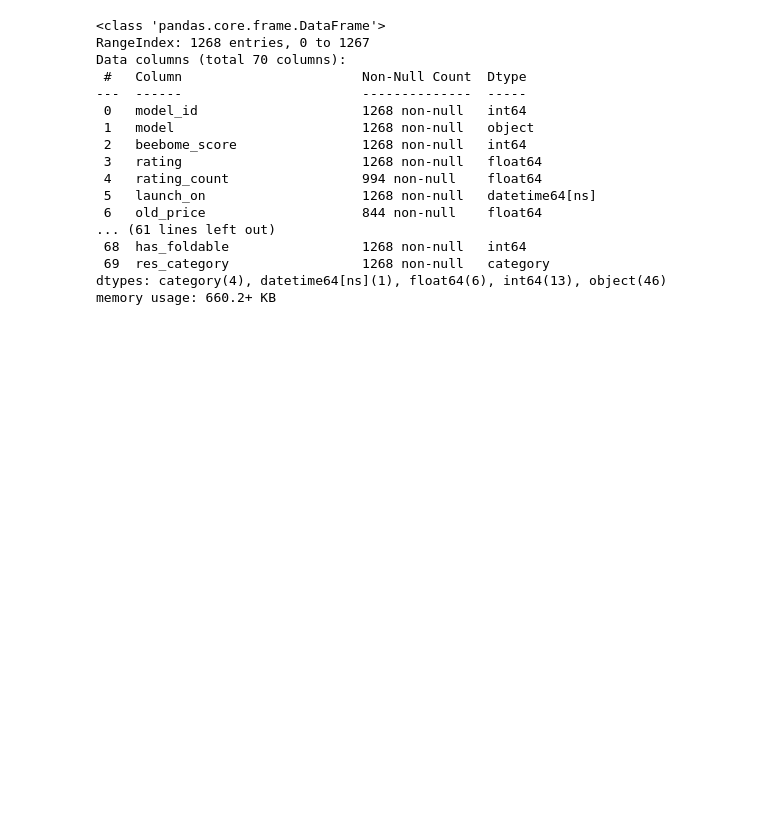
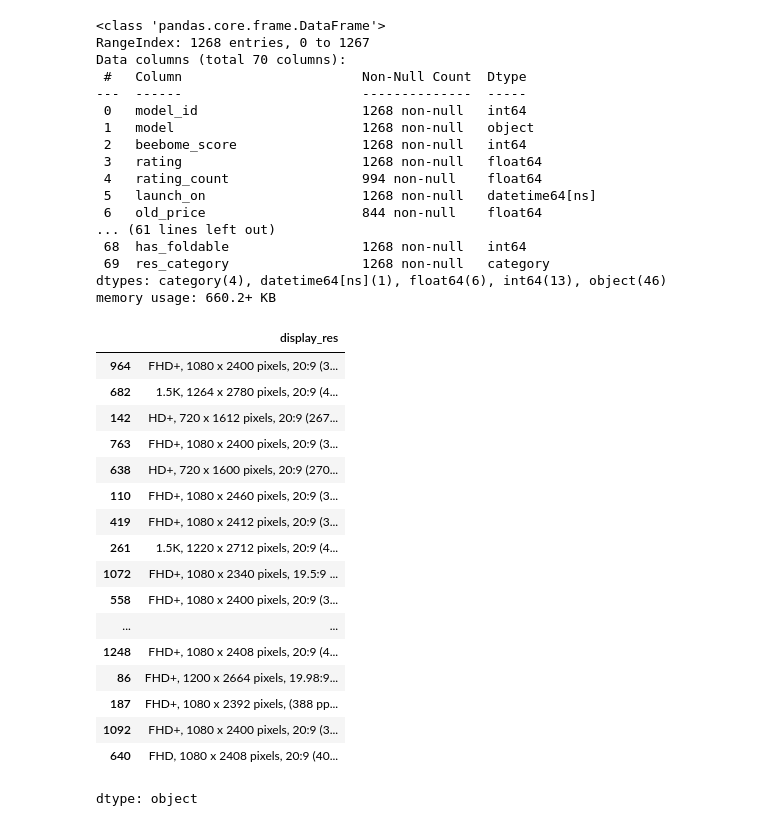
Before and after one commit to rajeshxdatascience/smartphone-recommender-system, a Jupyter notebook: SpecLens_AI_Data_Engineering.ipynb, the cells around one changed output. Saved outputs shown, nothing was run; the diff lists cells and outputs as text; code cells hidden in the pictures; blank space fills up the shorter version.

```diff
--- a/SpecLens_AI_Data_Engineering.ipynb
+++ b/SpecLens_AI_Data_Engineering.ipynb
@@ -1231,3 +1231,24 @@ Data columns (total 70 columns):
  69  res_category                 1268 non-null   category
 dtypes: category(4), datetime64[ns](1), float64(6), int64(13), object(46)
 memory usage: 660.2+ KB
+# %%
+df['display_res'].sample(20)
+# %% [output]
+|  | display_res |
+| 964 | FHD+, 1080 x 2400 pixels, 20:9 (3... |
+| 682 | 1.5K, 1264 x 2780 pixels, 20:9 (4... |
+| 142 | HD+, 720 x 1612 pixels, 20:9 (267... |
+| 763 | FHD+, 1080 x 2400 pixels, 20:9 (3... |
+| 638 | HD+, 720 x 1600 pixels, 20:9 (270... |
+| 110 | FHD+, 1080 x 2460 pixels, 20:9 (3... |
+| 419 | FHD+, 1080 x 2412 pixels, 20:9 (3... |
+| 261 | 1.5K, 1220 x 2712 pixels, 20:9 (4... |
+| 1072 | FHD+, 1080 x 2340 pixels, 19.5:9 ... |
+| 558 | FHD+, 1080 x 2400 pixels, 20:9 (3... |
+| ... | ... |
+| 1248 | FHD+, 1080 x 2408 pixels, 20:9 (4... |
+| 86 | FHD+, 1200 x 2664 pixels, 19.98:9... |
+| 187 | FHD+, 1080 x 2392 pixels, (388 pp... |
+| 1092 | FHD+, 1080 x 2400 pixels, 20:9 (3... |
+| 640 | FHD, 1080 x 2408 pixels, 20:9 (40... |
+dtype: object
```
Also changed, not shown: parts of 19 cells of this notebook.
